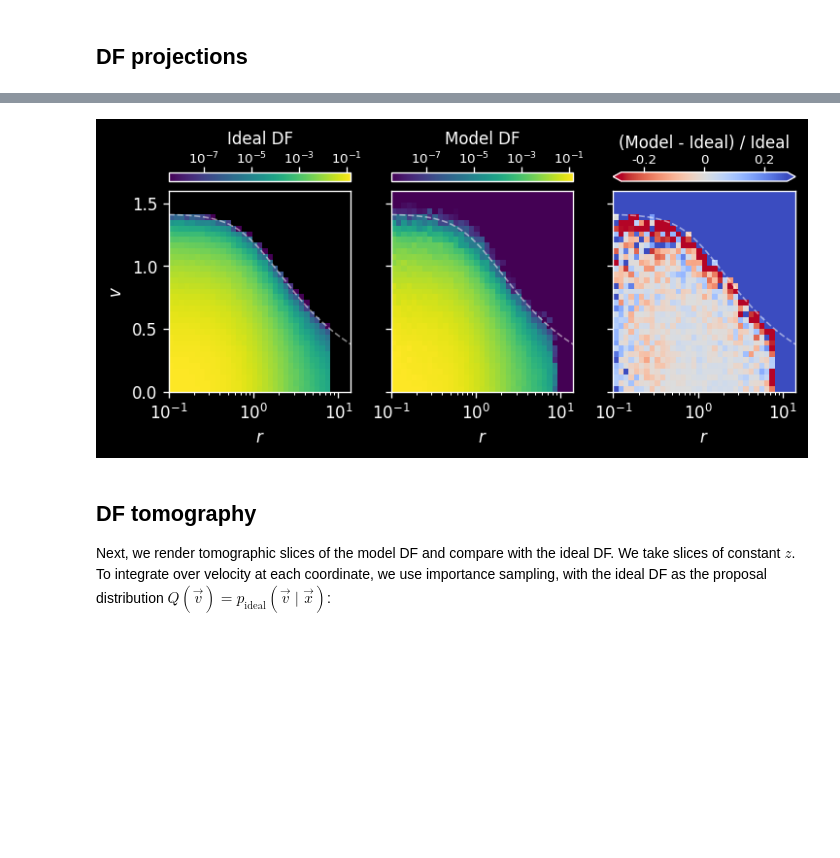
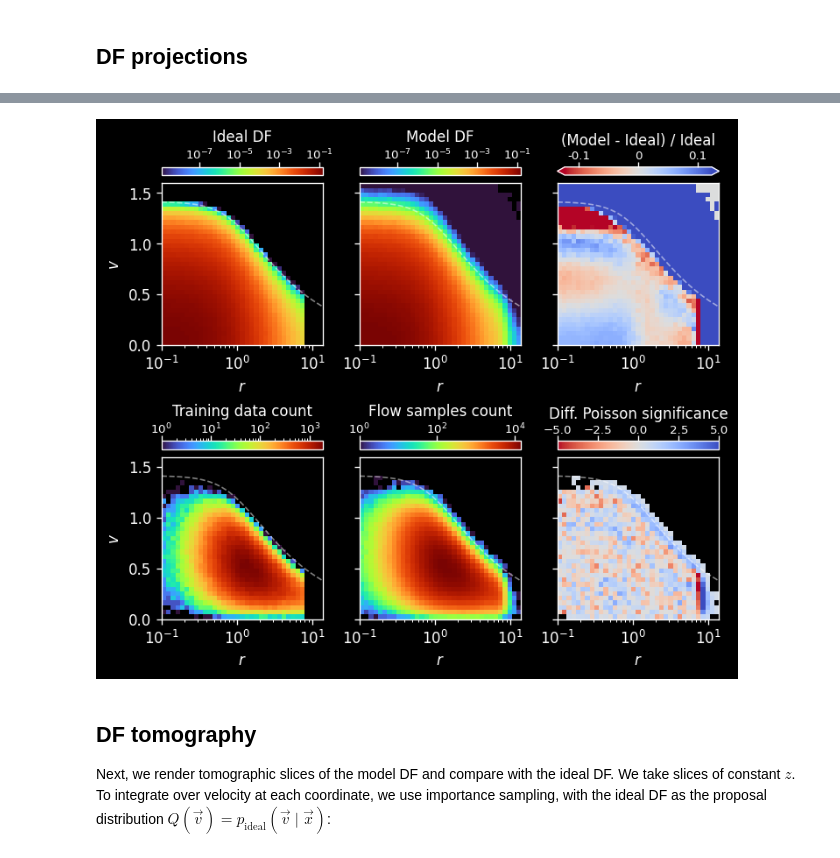
Before and after one commit to gregreen/deep-potential, a Jupyter notebook: scripts/plummer/plummer_sphere_selfn.ipynb, the cells around one changed output, grey strips where cells are left out. Saved outputs shown, nothing was run; the diff lists cells and outputs as text; code cells hidden in the pictures; blank space fills up the shorter version.

```diff
--- a/scripts/plummer/plummer_sphere_selfn.ipynb
+++ b/scripts/plummer/plummer_sphere_selfn.ipynb
@@ -1107,7 +1508,7 @@ flow_model, flow_loss_history = load_flow(
 # %%
 # Load precomputed DF gradients
 import h5py
-fn = 'runs/allstars/data/df_gradients.h5'
+fn = run_dir / 'data/df_gradients_12_n8.h5'
 
 with h5py.File(fn, 'r') as f:
     print(f.keys())
@@ -1410,69 +1812,137 @@ n_flow.shape = s
 n_ideal.shape = s
 n_flow = np.mean(n_flow, axis=-1)
 n_ideal = np.mean(n_ideal, axis=-1)
+# %%
+train_data, _ = utils.load_training_data(run_dir / 'data/plummer_sphere_allstars.h5')
+# %%
+# Draw samples from the flow
+n_samp_flow = 1024*1024*2
+batch_size = 1024*16
+n_batches = n_samp_flow // batch_size
+
+eta_samples = []
+key = jax.random.key(0)
+for i in tqdm(range(n_batches)):
+    key, subkey = jax.random.split(key)
+    eta_batch = flow_model.sample(subkey, batch_size)
+    eta_samples.append(np.array(eta_batch))
+eta_samples = np.concatenate(eta_samples, axis=0)
+
+jax.clear_caches()
 # %%
 from matplotlib.colors import SymLogNorm
 
 # Plot number density in (r,v) space.
 # Use pcolor to deal with log spacing of r bins.
-fig,ax_arr = plt.subplots(1, 3, figsize=(6,2.8), constrained_layout=True)
+fig,ax_arr = plt.subplots(2, 3, figsize=(6,5.6), layout='compressed')
 
 vmin,vmax = np.percentile(n_ideal[n_ideal > 0], 1.), np.max(n_ideal)
 kw = dict(
-    cmap='viridis',
+    cmap='turbo',
     norm=LogNorm(vmin=vmin, vmax=vmax)
 )
 
 # Ideal DF
-ax = ax_arr[0]
+ax = ax_arr[0, 0]
 im = ax.pcolormesh(r_bins, v_bins, n_ideal.T, **kw)
 cbar = fig.colorbar(im, ax=ax, location='top', label='Ideal DF')
 cbar.ax.tick_params(labelsize=8, pad=0)
 ax.set_ylabel('$v$')
 
 # Model DF
-ax = ax_arr[1]
+ax = ax_arr[0, 1]
 im = ax.pcolormesh(r_bins, v_bins, n_flow.T, **kw)
 cbar = fig.colorbar(im, ax=ax, location='top', label='Model DF')
 cbar.ax.tick_params(labelsize=8, pad=0)
 ax.set_yticklabels([])
 
 # Difference
-ax = ax_arr[2]
+ax = ax_arr[0, 2]
 # img = 2 * (n_flow - n_ideal) / (n_flow+n_ideal)
 img = ((n_flow - n_ideal)/(n_ideal+1e-100))
 # img = np.asinh(n_ideal/n_flow - 1)
 vmax = 2*np.nanpercentile(np.abs(img), 50.)
 kw['cmap'] = 'coolwarm_r'
 kw['norm'] = CenteredNorm(halfrange=vmax)
 # kw['norm'] = SymLogNorm(linthresh=vmax, linscale=1000, vmin=-10*vmax, vmax=10*vmax)
 im = ax.pcolormesh(r_bins, v_bins, img.T, **kw)
 cbar = fig.colorbar(
     im, ax=ax,
     location='top',
     label='(Model - Ideal) / Ideal',
     extend='both'
 )
 cbar.ax.tick_params(labelsize=8, pad=0)
 from matplotlib.ticker import FuncFormatter
 cbar.formatter = FuncFormatter(lambda x, _: f'{x:.1g}')
 cbar.update_ticks()
 ax.set_yticklabels([])
 
+
+
+n_train, n_sample = len(train_data['eta']), len(eta_samples)
+# Training data
+ax = ax_arr[1, 0]
+r_train = np.linalg.norm(train_data['eta'][:,:3], axis=1)
+v_train = np.linalg.norm(train_data['eta'][:,3:], axis=1)
+nt, _, _, im = ax.hist2d(
+    r_train, v_train,
+    bins=[r_bins, v_bins],
+    range=[[r_bins[0], r_bins[-1]], [v_bins[0], v_bins[-1]]],
+    norm=LogNorm(),
+    cmap='turbo'
+)
+cbar = fig.colorbar(im, ax=ax, location='top', label='Training data count')
+cbar.ax.tick_params(labelsize=8, pad=0)
+ax.set_ylabel('$v$')
+
+# Model samples
+ax = ax_arr[1, 1]
+r_sample = np.linalg.norm(eta_samples[:,:3], axis=1)
+v_sample = np.linalg.norm(eta_samples[:,3:], axis=1)
+ns, _, _, im = ax.hist2d(
+    r_sample, v_sample,
+    bins=[r_bins, v_bins],
+    range=[[r_bins[0], r_bins[-1]], [v_bins[0], v_bins[-1]]],
+    norm=LogNorm(),
+    cmap='turbo'
+)
+cbar = fig.colorbar(im, ax=ax, location='top', label='Flow samples count')
+cbar.ax.tick_params(labelsize=8, pad=0)
+ax.set_yticklabels([])
+
+# Difference
+ax = ax_arr[1, 2]
+dn = ns/n_sample - nt/n_train
+with np.errstate(divide='ignore', invalid='ignore'):
+    dn /= np.sqrt(ns * (n_train/n_sample)) / n_train
+vmax = 5.
+
+im = ax.pcolormesh(
+    r_bins, v_bins, dn.T,
+    cmap='coolwarm_r',
+    vmin=-vmax, vmax=vmax,
+    rasterized=True
+)
+cbar = fig.colorbar(im, ax=ax, location='top', label='Diff. Poisson significance')
+cbar.ax.tick_params(labelsize=8, pad=0)
+ax.set_yticklabels([])
+
 # Plot escape velocity curve on each axis
 r_plot = np.logspace(np.log10(r_bins[0]), np.log10(r_bins[-1]), 256)
 v_esc = np.sqrt(-2*dist_fn.phi(r_plot))
-for ax in ax_arr:
+for ax in ax_arr.flatten():
     ax.set_xscale('log')
     ax.set_xlim(r_bins[0], r_bins[-1])
     ax.set_ylim(v_bins[0], v_bins[-1])
     ax.set_aspect('auto')
     ax.set_xlabel('$r$')
     ax.plot(r_plot, v_esc, 'w--', lw=1, alpha=0.5)
+    ax.set_box_aspect(1)
 
 plt.show()
 # %% [output]
-[figure, old version]
+[figure, new version]
 # %% [markdown]
 ## DF tomography
 
```
Also changed, not shown: parts of 26 cells of this notebook, 15 other files.
